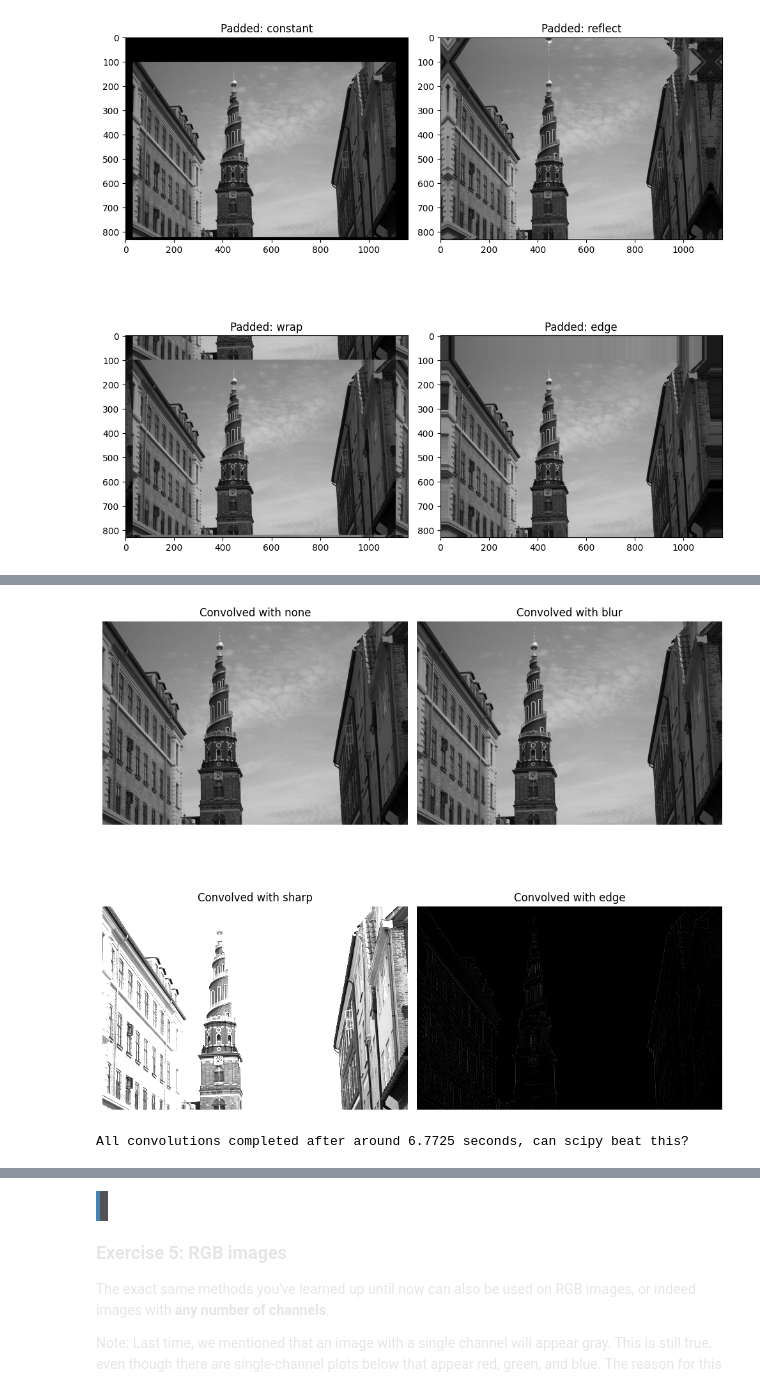
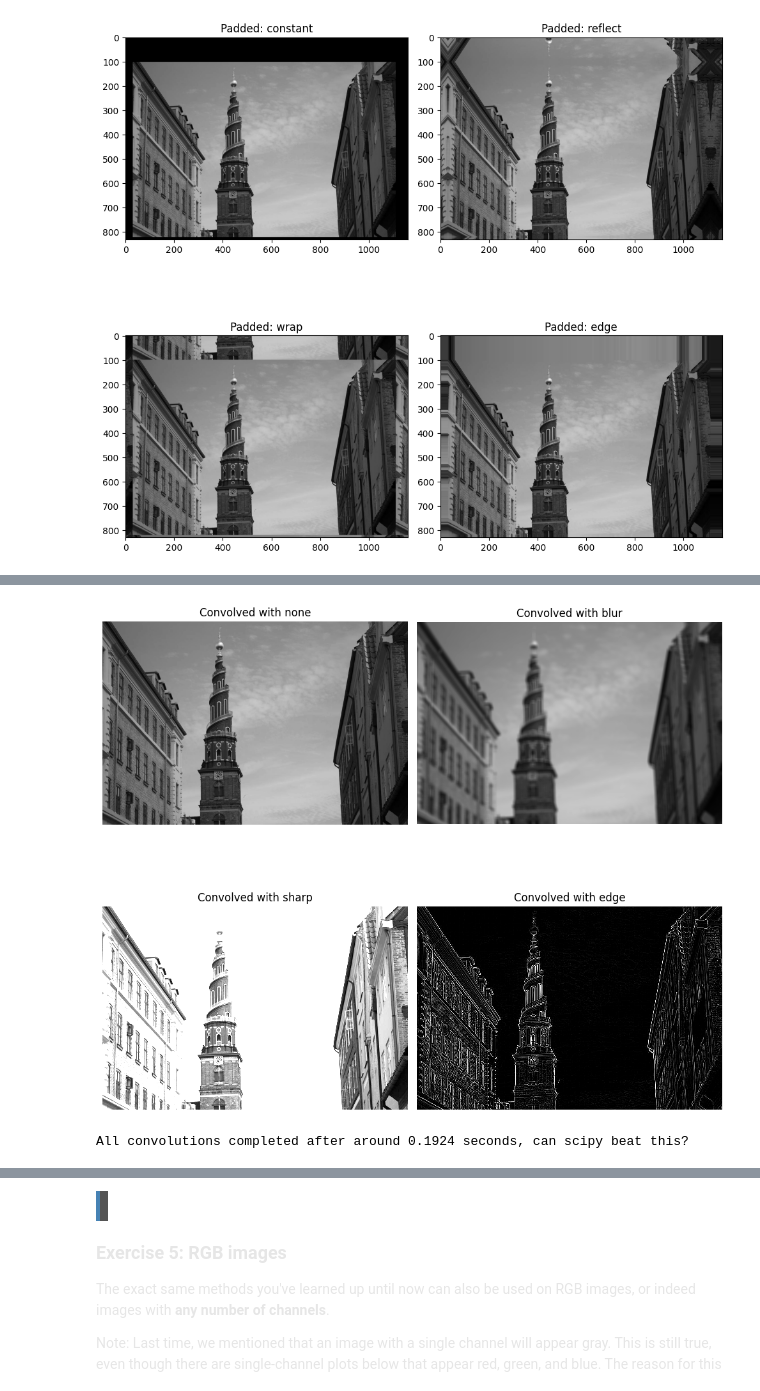
Before and after one commit to HrStamm/Signals-and-Data-Autumn-2025-student, a Jupyter notebook: week_2/ex_week_2.ipynb, the cells around one changed output, grey strips where cells are left out. Drawn from its saved outputs; the diff is of its cells as text; code cells hidden in the pictures.

```diff
--- a/week_2/ex_week_2.ipynb
+++ b/week_2/ex_week_2.ipynb
@@ -425,34 +425,40 @@ axes = axes.ravel()
 kernel_none = np.zeros((3,3))
 kernel_none[1,1] = 1
 
-kernel_blur = np.array([[0,0,0],[0,1,0],[0,0,0]])
+# kernel_blur = np.array([[0,0,0],[0,1,0],[0,0,0]])
+# Correct blur kernel
+kernel_blur = np.ones((13,13)) / 169 # man kan forøge kernelsizen for mere blur
 
 kernel_sharp = np.array([[0, -1, 0], [-1, 7, -1], [0, -1, 0]])
 
 kernel_edge = np.array([[0, 1, 0], [1, -4, 1], [0, 1, 0]])
+kernel_edge = kernel_edge * 8 # her er en mere aggressiv edge detector
+# man kan gange få mere edge detection og dividere for det modsatte
 
 kernels = [kernel_none, kernel_blur, kernel_sharp, kernel_edge]
 
 # Normalize image to float values beteen 0 and 1
 image_float = image_gray / float(np.max(image_gray))
 
 time_taken = 0
 
 for ax, kernel_type, kernel in zip(axes, kernel_types, kernels):
     t = time()
     # Perform convolution
-    convolved_image = convolution2d(image_float, kernel)
+    # convolved_image = convolution2d(image_float, kernel) # vores egen implementation
+    convolved_image = scipy_conv2d(image_float, kernel, mode="valid") # vi kan bruge denne funktion med scipy's indbyggede funktion (langt hurtigere)
     time_taken += time() - t
 
     # Display convolved image
     ax.imshow(convolved_image, cmap="gray", vmin=0, vmax=1)
+    convolved_image = scipy_conv2d(image_float, kernel, mode="valid")
     ax.axis("off")
     ax.set_title(f"Convolved with {kernel_type}")
 
 plt.tight_layout()
 plt.show()
 
 print(f"All convolutions completed after around {time_taken:.4f} seconds, can scipy beat this?")
 # %% [output]
-[figure, old version]
+[figure, new version]
-All convolutions completed after around 6.7725 seconds, can scipy beat this?
+All convolutions completed after around 0.1924 seconds, can scipy beat this?
```
Also changed, not shown: parts of 9 cells of this notebook.
